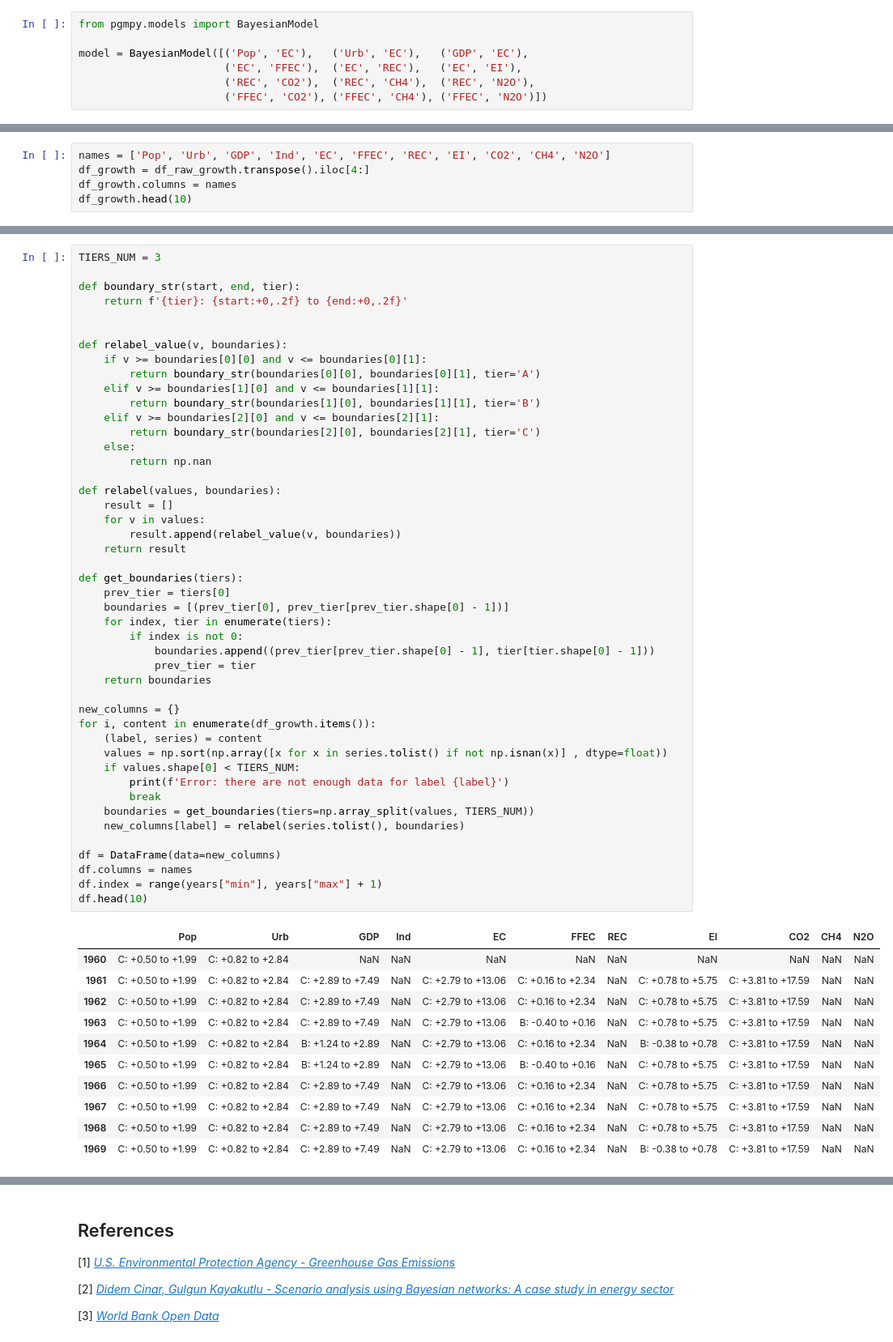
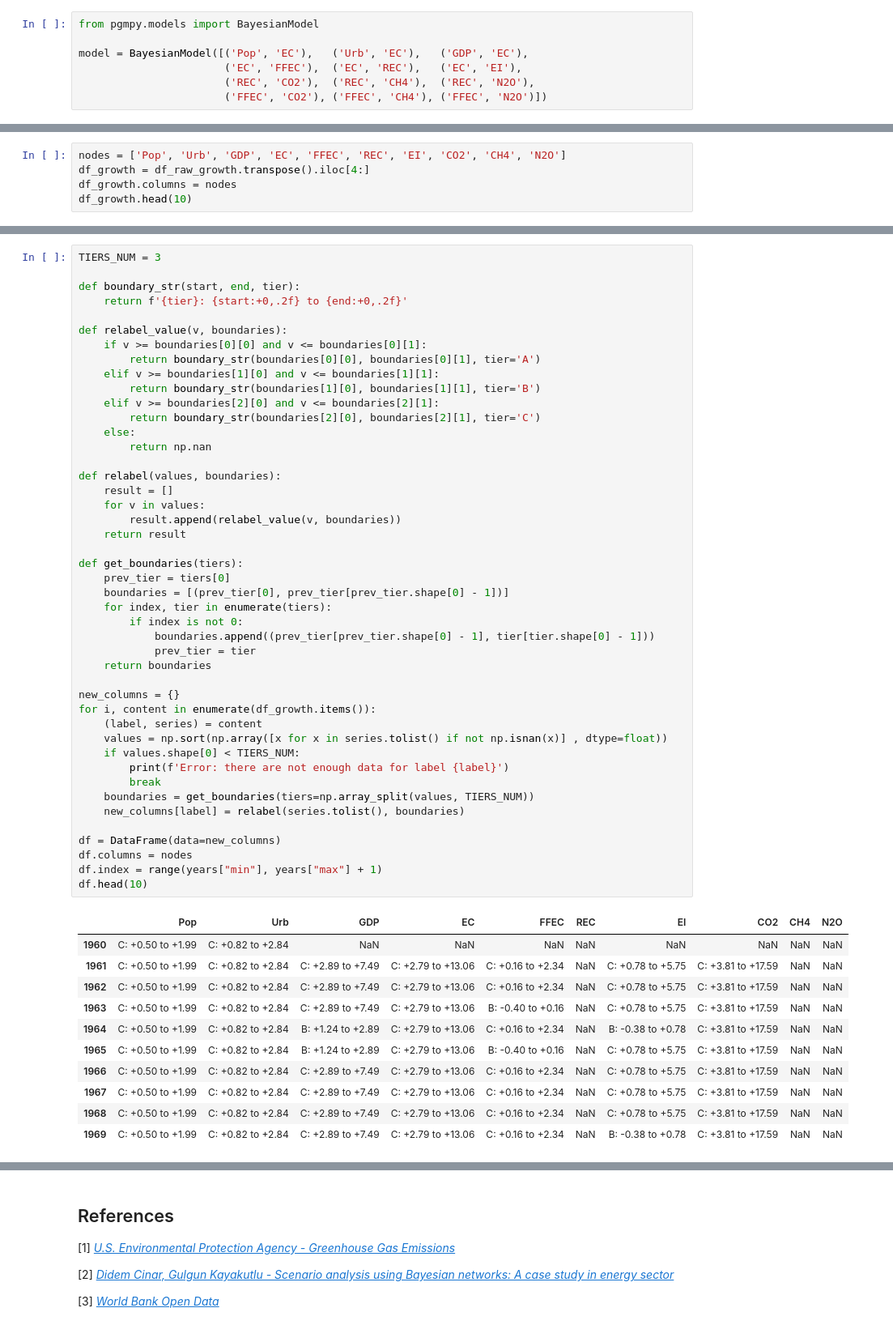
Before and after one commit to Lostefra/Bayesian-network-greenhouse-gases, a Jupyter notebook: main.ipynb, the cells around one changed output, grey strips where cells are left out. Shown: that part at 81% size. Drawn from its saved outputs; the diff is of its cells as text.

```diff
--- a/main.ipynb
+++ b/main.ipynb
@@ -1645,7 +1660,7 @@ There are 11 indicators in the dataframe.
 5 rows × 64 columns
 # %%
-names = ['Pop', 'Urb', 'GDP', 'Ind', 'EC', 'FFEC', 'REC', 'EI', 'CO2', 'CH4', 'N2O']
+nodes = ['Pop', 'Urb', 'GDP', 'EC', 'FFEC', 'REC', 'EI', 'CO2', 'CH4', 'N2O']
 df_growth = df_raw_growth.transpose().iloc[4:]
-df_growth.columns = names
+df_growth.columns = nodes
 df_growth.head(10)
 # %% [output]
@@ -1665,7 +1680,6 @@ TIERS_NUM = 3
 
 def boundary_str(start, end, tier):
     return f'{tier}: {start:+0,.2f} to {end:+0,.2f}'
-
 
 def relabel_value(v, boundaries):
     if v >= boundaries[0][0] and v <= boundaries[0][1]:
@@ -1679,45 +1693,45 @@ def relabel_value(v, boundaries):
 
 def relabel(values, boundaries):
     result = []
     for v in values:
         result.append(relabel_value(v, boundaries))
     return result
 
 def get_boundaries(tiers):
     prev_tier = tiers[0]
     boundaries = [(prev_tier[0], prev_tier[prev_tier.shape[0] - 1])]
     for index, tier in enumerate(tiers):
         if index is not 0:
             boundaries.append((prev_tier[prev_tier.shape[0] - 1], tier[tier.shape[0] - 1]))
             prev_tier = tier
     return boundaries
 
 new_columns = {}
 for i, content in enumerate(df_growth.items()):
     (label, series) = content
     values = np.sort(np.array([x for x in series.tolist() if not np.isnan(x)] , dtype=float))
     if values.shape[0] < TIERS_NUM:
         print(f'Error: there are not enough data for label {label}')
         break
     boundaries = get_boundaries(tiers=np.array_split(values, TIERS_NUM))
     new_columns[label] = relabel(series.tolist(), boundaries)
 
 df = DataFrame(data=new_columns)
-df.columns = names
+df.columns = nodes
 df.index = range(years["min"], years["max"] + 1)
 df.head(10)
 # %% [output]
-|  | Pop | Urb | GDP | Ind | EC | FFEC | REC | EI | CO2 | CH4 | N2O |
-| 1960 | C: +0.50 to +1.99 | C: +0.82 to +2.84 | NaN | NaN | NaN | NaN | NaN | NaN | NaN | NaN | NaN |
-| 1961 | C: +0.50 to +1.99 | C: +0.82 to +2.84 | C: +2.89 to +7.49 | NaN | C: +2.79 to +13.06 | C: +0.16 to +2.34 | NaN | C: +0.78 to +5.75 | C: +3.81 to +17.59 | NaN | NaN |
-| 1962 | C: +0.50 to +1.99 | C: +0.82 to +2.84 | C: +2.89 to +7.49 | NaN | C: +2.79 to +13.06 | C: +0.16 to +2.34 | NaN | C: +0.78 to +5.75 | C: +3.81 to +17.59 | NaN | NaN |
-| 1963 | C: +0.50 to +1.99 | C: +0.82 to +2.84 | C: +2.89 to +7.49 | NaN | C: +2.79 to +13.06 | B: -0.40 to +0.16 | NaN | C: +0.78 to +5.75 | C: +3.81 to +17.59 | NaN | NaN |
-| 1964 | C: +0.50 to +1.99 | C: +0.82 to +2.84 | B: +1.24 to +2.89 | NaN | C: +2.79 to +13.06 | C: +0.16 to +2.34 | NaN | B: -0.38 to +0.78 | C: +3.81 to +17.59 | NaN | NaN |
-| 1965 | C: +0.50 to +1.99 | C: +0.82 to +2.84 | B: +1.24 to +2.89 | NaN | C: +2.79 to +13.06 | B: -0.40 to +0.16 | NaN | C: +0.78 to +5.75 | C: +3.81 to +17.59 | NaN | NaN |
-| 1966 | C: +0.50 to +1.99 | C: +0.82 to +2.84 | C: +2.89 to +7.49 | NaN | C: +2.79 to +13.06 | C: +0.16 to +2.34 | NaN | C: +0.78 to +5.75 | C: +3.81 to +17.59 | NaN | NaN |
-| 1967 | C: +0.50 to +1.99 | C: +0.82 to +2.84 | C: +2.89 to +7.49 | NaN | C: +2.79 to +13.06 | C: +0.16 to +2.34 | NaN | C: +0.78 to +5.75 | C: +3.81 to +17.59 | NaN | NaN |
-| 1968 | C: +0.50 to +1.99 | C: +0.82 to +2.84 | C: +2.89 to +7.49 | NaN | C: +2.79 to +13.06 | C: +0.16 to +2.34 | NaN | C: +0.78 to +5.75 | C: +3.81 to +17.59 | NaN | NaN |
-| 1969 | C: +0.50 to +1.99 | C: +0.82 to +2.84 | C: +2.89 to +7.49 | NaN | C: +2.79 to +13.06 | C: +0.16 to +2.34 | NaN | B: -0.38 to +0.78 | C: +3.81 to +17.59 | NaN | NaN |
+|  | Pop | Urb | GDP | EC | FFEC | REC | EI | CO2 | CH4 | N2O |
+| 1960 | C: +0.50 to +1.99 | C: +0.82 to +2.84 | NaN | NaN | NaN | NaN | NaN | NaN | NaN | NaN |
+| 1961 | C: +0.50 to +1.99 | C: +0.82 to +2.84 | C: +2.89 to +7.49 | C: +2.79 to +13.06 | C: +0.16 to +2.34 | NaN | C: +0.78 to +5.75 | C: +3.81 to +17.59 | NaN | NaN |
+| 1962 | C: +0.50 to +1.99 | C: +0.82 to +2.84 | C: +2.89 to +7.49 | C: +2.79 to +13.06 | C: +0.16 to +2.34 | NaN | C: +0.78 to +5.75 | C: +3.81 to +17.59 | NaN | NaN |
+| 1963 | C: +0.50 to +1.99 | C: +0.82 to +2.84 | C: +2.89 to +7.49 | C: +2.79 to +13.06 | B: -0.40 to +0.16 | NaN | C: +0.78 to +5.75 | C: +3.81 to +17.59 | NaN | NaN |
+| 1964 | C: +0.50 to +1.99 | C: +0.82 to +2.84 | B: +1.24 to +2.89 | C: +2.79 to +13.06 | C: +0.16 to +2.34 | NaN | B: -0.38 to +0.78 | C: +3.81 to +17.59 | NaN | NaN |
+| 1965 | C: +0.50 to +1.99 | C: +0.82 to +2.84 | B: +1.24 to +2.89 | C: +2.79 to +13.06 | B: -0.40 to +0.16 | NaN | C: +0.78 to +5.75 | C: +3.81 to +17.59 | NaN | NaN |
+| 1966 | C: +0.50 to +1.99 | C: +0.82 to +2.84 | C: +2.89 to +7.49 | C: +2.79 to +13.06 | C: +0.16 to +2.34 | NaN | C: +0.78 to +5.75 | C: +3.81 to +17.59 | NaN | NaN |
+| 1967 | C: +0.50 to +1.99 | C: +0.82 to +2.84 | C: +2.89 to +7.49 | C: +2.79 to +13.06 | C: +0.16 to +2.34 | NaN | C: +0.78 to +5.75 | C: +3.81 to +17.59 | NaN | NaN |
+| 1968 | C: +0.50 to +1.99 | C: +0.82 to +2.84 | C: +2.89 to +7.49 | C: +2.79 to +13.06 | C: +0.16 to +2.34 | NaN | C: +0.78 to +5.75 | C: +3.81 to +17.59 | NaN | NaN |
+| 1969 | C: +0.50 to +1.99 | C: +0.82 to +2.84 | C: +2.89 to +7.49 | C: +2.79 to +13.06 | C: +0.16 to +2.34 | NaN | B: -0.38 to +0.78 | C: +3.81 to +17.59 | NaN | NaN |
 # %% [markdown]
 In pgmpy it is possible to learn the CPT of a given Bayesian network using either a **Bayesian Estimator** or a **Maximum Likelihood Estimator** (MLE). The former exploits a known prior distribution of data, the latter does not make any particular assumption.
 
```
Also changed, not shown: parts of 14 cells of this notebook.
